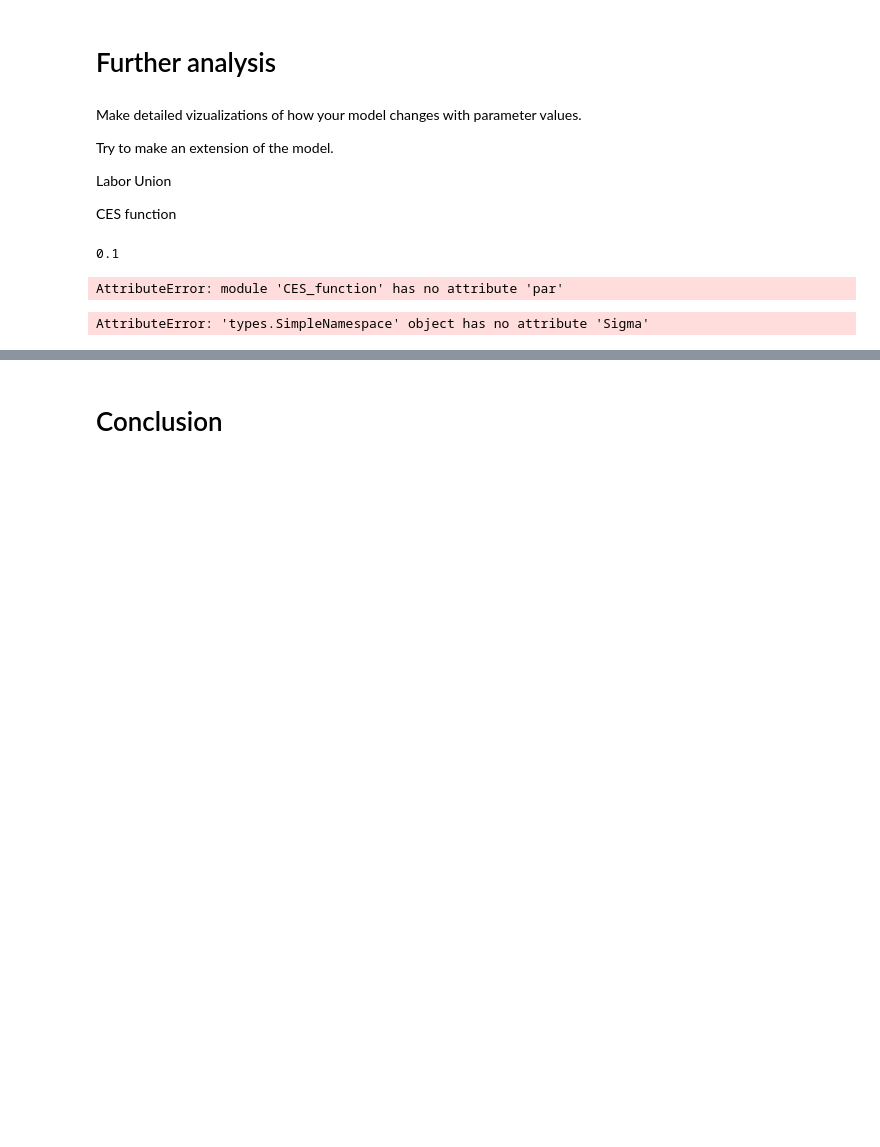
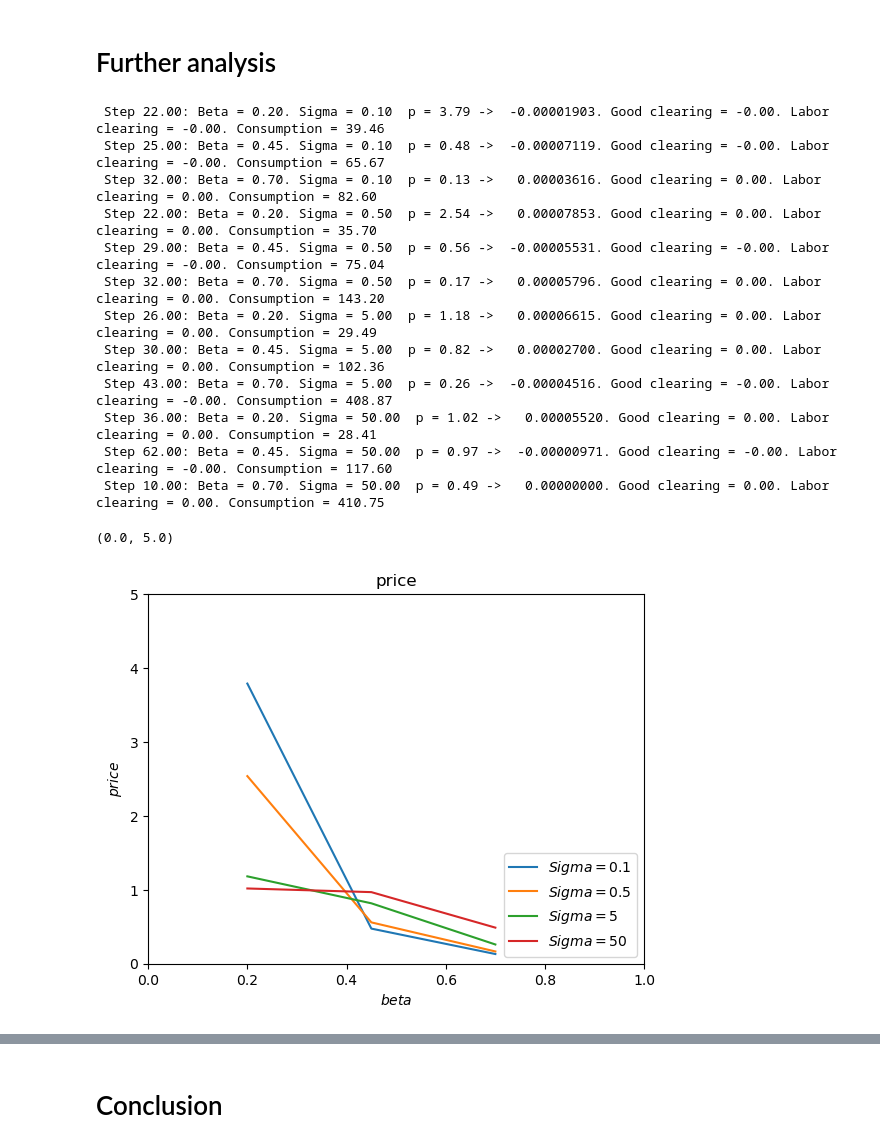
Before and after one commit to NumEconCopenhagen/projects-2023-andershuus_christianfogel, a Jupyter notebook: modelproject/modelproject.ipynb, the cells around one changed output, grey strips where cells are left out. Cells and saved outputs as stored; diff of their text form; code cells hidden in the pictures; blank space fills up the shorter version.

```diff
--- a/modelproject/modelproject.ipynb
+++ b/modelproject/modelproject.ipynb
@@ -253,10 +265,2 @@ dx.legend(loc= 'upper right')
 # %% [markdown]
 # Further analysis
-# %% [markdown]
-Make detailed vizualizations of how your model changes with parameter values.
-
-Try to make an extension of the model.
-
-Labor Union
-
-CES function
@@ -268,21 +266,0 @@ CES function
-# %%
-#Alpha plot
-
-N=5
-
-sigma_vec_num=np.empty(N)
-p_vec_num_sigma=np.empty(N)
-c_clearing_sigma=np.empty(N)
-l_clearing_sigma=np.empty(N)
-
-for i, sigma in enumerate(np.linspace(start=0.10, stop = 0.9, num=N)):
-    # Call find_relative_price with current alpha value
-    print(sigma)
-    sigma_baseline=ces.par.sigma
-    ces.par.sigma=sigma
-    sigma_vec_num[i]=sigma
-    p_vec_num_sigma[i],c_clearing_sigma[i], l_clearing_sigma[i] = ces.find_relative_price(tol=1e-4, p_lower=0, p_upper=1000, adj=0.5)
-    ces.par.sigma=sigma_baseline
-# %% [output]
-0.1
-AttributeError: module 'CES_function' has no attribute 'par'
@@ -289,28 +270,52 @@ AttributeError: module 'CES_function' has no attribute 'par'
 # %%
-#Alpha plot
+#Sigma
 
-N=10
-
+#a. Specify list of values of sigma to be considered
 sigma_values=[0.10,0.5,5,50]
 
-ces=ces.numerical_solution_ces()
+#b. Create empty vectors to be filled
+beta_vec_num = np.empty((3,))
+sigma_vec_num = np.empty((4,))
+p_vec_num_beta_ces=np.empty((3,4))
+c_clearing_beta_ces=np.empty((3,4))
+l_clearing_beta_ces=np.empty((3,4))
 
-beta_vec_num = np.empty((4,))
-sigma_vec_num = np.empty((4,))
-p_vec_num_beta_ces=np.empty((4,4))
-c_clearing_beta_ces=np.empty((4,4))
-l_clearing_beta_ces=np.empty((4,4))
+#c. initiate plot
+fig = plt.figure()
+ax = fig.add_subplot(1,1,1)
+
+#d. solve model using for different values of beta and sigma + plot relationship
 for j, sigma in enumerate(sigma_values):
     sigma_baseline=ces.par.sigma
     ces.par.sigma=sigma
     sigma_vec_num[j] = sigma
     for i, beta in enumerate(np.linspace(start=0.2, stop = 0.7, num=3)):
         # Call find_relative_price with current alpha value
         beta_baseline=ces.par.beta
         ces.par.beta=beta
         beta_vec_num[i]=beta
-        p_vec_num_beta_ces[i,j], c_clearing_beta_ces[i,j], l_clearing_beta_ces[i,j] = ces.find_relative_price(tol=1e-4, p_lower=0, p_upper=1000, adj=0.5)
+        p_vec_num_beta_ces[i,j], c_clearing_beta_ces[i,j], l_clearing_beta_ces[i,j] = ces.find_relative_price(tol=1e-4, p_lower=0, p_upper=1000)
         ces.par.beta=beta_baseline
     ces.par.sigma=sigma_baseline
+    ax.plot(beta_vec_num,p_vec_num_beta_ces[:,j],label=f'$Sigma = {sigma}$')
+ax.legend(loc='lower right',facecolor='white',frameon=True)
+ax.set_xlabel('$beta$')
+ax.set_ylabel('$price$')
+ax.set_title('price')
+ax.set_xlim([0,1])
+ax.set_ylim([0,5])
 # %% [output]
-AttributeError: 'types.SimpleNamespace' object has no attribute 'Sigma'
+ Step 22.00: Beta = 0.20. Sigma = 0.10  p = 3.79 ->  -0.00001903. Good clearing = -0.00. Labor clearing = -0.00. Consumption = 39.46
+ Step 25.00: Beta = 0.45. Sigma = 0.10  p = 0.48 ->  -0.00007119. Good clearing = -0.00. Labor clearing = -0.00. Consumption = 65.67
+ Step 32.00: Beta = 0.70. Sigma = 0.10  p = 0.13 ->   0.00003616. Good clearing = 0.00. Labor clearing = 0.00. Consumption = 82.60
+ Step 22.00: Beta = 0.20. Sigma = 0.50  p = 2.54 ->   0.00007853. Good clearing = 0.00. Labor clearing = 0.00. Consumption = 35.70
+ Step 29.00: Beta = 0.45. Sigma = 0.50  p = 0.56 ->  -0.00005531. Good clearing = -0.00. Labor clearing = -0.00. Consumption = 75.04
+ Step 32.00: Beta = 0.70. Sigma = 0.50  p = 0.17 ->   0.00005796. Good clearing = 0.00. Labor clearing = 0.00. Consumption = 143.20
+ Step 26.00: Beta = 0.20. Sigma = 5.00  p = 1.18 ->   0.00006615. Good clearing = 0.00. Labor clearing = 0.00. Consumption = 29.49
+ Step 30.00: Beta = 0.45. Sigma = 5.00  p = 0.82 ->   0.00002700. Good clearing = 0.00. Labor clearing = 0.00. Consumption = 102.36
+ Step 43.00: Beta = 0.70. Sigma = 5.00  p = 0.26 ->  -0.00004516. Good clearing = -0.00. Labor clearing = -0.00. Consumption = 408.87
+ Step 36.00: Beta = 0.20. Sigma = 50.00  p = 1.02 ->   0.00005520. Good clearing = 0.00. Labor clearing = 0.00. Consumption = 28.41
+ Step 62.00: Beta = 0.45. Sigma = 50.00  p = 0.97 ->  -0.00000971. Good clearing = -0.00. Labor clearing = -0.00. Consumption = 117.60
+ Step 10.00: Beta = 0.70. Sigma = 50.00  p = 0.49 ->   0.00000000. Good clearing = 0.00. Labor clearing = 0.00. Consumption = 410.75
+(0.0, 5.0)
+[figure, added]
```
Also changed, not shown: parts of 29 cells of this notebook, 3 other files.
